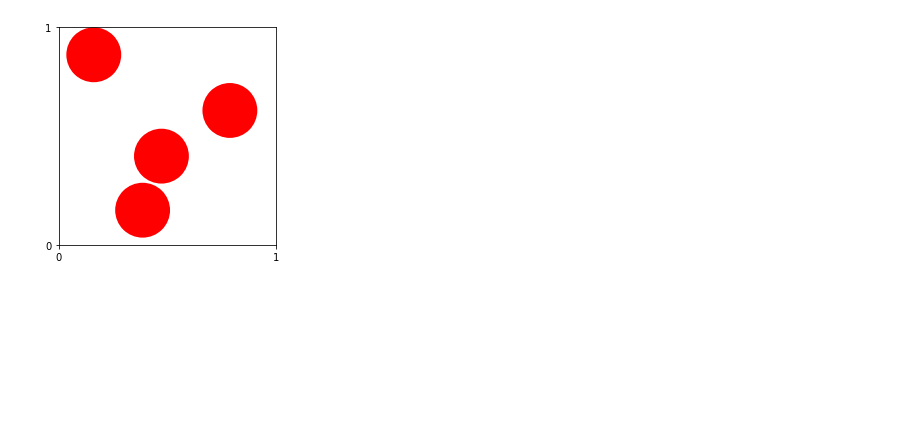
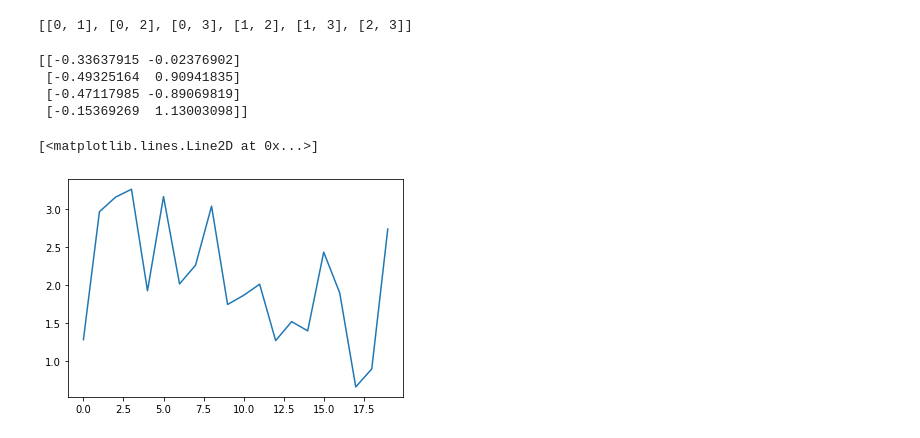
Before and after one commit to iashyam/StatMech-, a Jupyter notebook: Hard_Disks.ipynb, the cells around one changed output. Saved outputs shown, nothing was run; the diff lists cells and outputs as text; code cells hidden in the pictures; blank space fills up the shorter version.

Commit message:
Edit Hard_Disks
Check for time reversiblity and chaos

```diff
--- a/Hard_Disks.ipynb
+++ b/Hard_Disks.ipynb
@@ -44,13 +44,13 @@ def create_picture(positions):
 ######################### Initialization #################################
 L = 1. ## Box edge length
 Natoms = 4  # Number of disks
-density = 0.2 # Fraction of the area of the box covered by the disks
+density = 0.05 # Fraction of the area of the box covered by the disks
 Ratom = np.sqrt(density/(Natoms*np.pi))   ## Radius of disk.
 
 
 ## List indexing all pairs of atoms.
 pairs = [[i,j] for i in range(Natoms) for j in range(i+1, Natoms)]
-
+print(pairs)
 ## Positions and velocities of disks.
 positions = np.array([[0.4,0.4],[0.4,0.6],[0.6, 0.4], [0.6,0.6]])
 velocities = np.array([[0.5,0.5],[1.,1.],[0.,1.],[0.,0.]])
@@ -58,6 +58,8 @@ velocities = np.array([[0.5,0.5],[1.,1.],[0.,1.],[0.,0.]])
 t = 0.0 # Initial time.
 n_events = 2000 # Number of collision events.
 #################################################################################
+# %% [output]
+[[0, 1], [0, 2], [0, 3], [1, 2], [1, 3], [2, 3]]
 # %%
  ############### Event Loop ##############################################
 for event in range(n_events):
@@ -70,9 +72,10 @@ for event in range(n_events):
     t += next_event
     for i in range(Natoms):
         positions[i] += velocities[i]*next_event # Evolve positions to collision event
-    if min(wall_times) < min(pair_times): # Check if next event is a collision with a wall
+    if min(wall_times) < min(pair_times): # Check if next event is a collision with a wall or pair collions
         wall_index = wall_times.index(next_event)
-        particle, component = divmod(wall_index, 2)
+#         print(wall_index)
+        particle, component = divmod(wall_index, 2) ##)How does that even work?
         velocities[particle][component] *= -1.0 ## Velocity component normal to wall changes sign
     else:
         pair_index = pair_times.index(next_event)
@@ -86,7 +89,9 @@ for event in range(n_events):
         velocities[particle_2] -= scal_prod*unit_perp
 
 ##################################################################################
+print(velocities)
+# %% [output]
+[[-0.33637915 -0.02376902]
+ [-0.49325164  0.90941835]
+ [-0.47117985 -0.89069819]
+ [-0.15369269  1.13003098]]
-# %%
-create_picture(positions)
-# %% [output]
-[figure, removed]
@@ -92,0 +151,39 @@ create_picture(positions)
+# %%
+pos_1 = np.array([[0.4,0.4],[0.4,0.6],[0.6, 0.4], [0.6,0.6]])
+vel_1 = np.array([[0.5,0.5],[1.,1.],[0.,1.],[0.,0.]])
+
+vel = sum([np.dot(i,i) for i in vel_1])
+
+pos_2 = np.array([[0.4,0.4],[0.4,0.6],[0.6, 0.4], [0.6,0.6]])
+vel_2 = np.array([[0.502,0.502],[1.02,1.02],[0.02,1.02],[0.02,0.02]])
+
+f_pos_1, f_vel_1 = event_driven(pos_1, vel_1)
+f_pos_2, f_vel_2 = event_driven(pos_2, vel_2)
+
+dist = []
+
+for i in range(len(f_vel_1)):
+    diff = f_vel_1[i]-f_vel_2[i]
+    dist.append(np.dot(diff,diff))
+
+def mean_distances(event_number):
+    f_pos_1, f_vel_1 = event_driven(pos_1, vel_1,event_number)
+    f_pos_2, f_vel_2 = event_driven(pos_2, vel_2,event_number)
+
+    diff = f_vel_2 - f_vel_1
+    dist = [np.dot(i,i) for i in diff]
+
+#     dist = np.zeros(len(f_vel_1))
+
+#     for i in range(len(f_vel_1)):
+#         diff = f_vel_1[i]-f_vel_2[i]
+#         dist[i] = (np.dot(diff,diff))
+
+    return sum(dist)/vel
+
+event_number = list(range(0,20))
+mean_dist = list(map(mean_distances, event_number))
+plt.plot(event_number, mean_dist)
+# %% [output]
+[<matplotlib.lines.Line2D at 0x...>]
+[figure, added]
```
Also changed, not shown: parts of 15 cells of this notebook, 1 other file.
